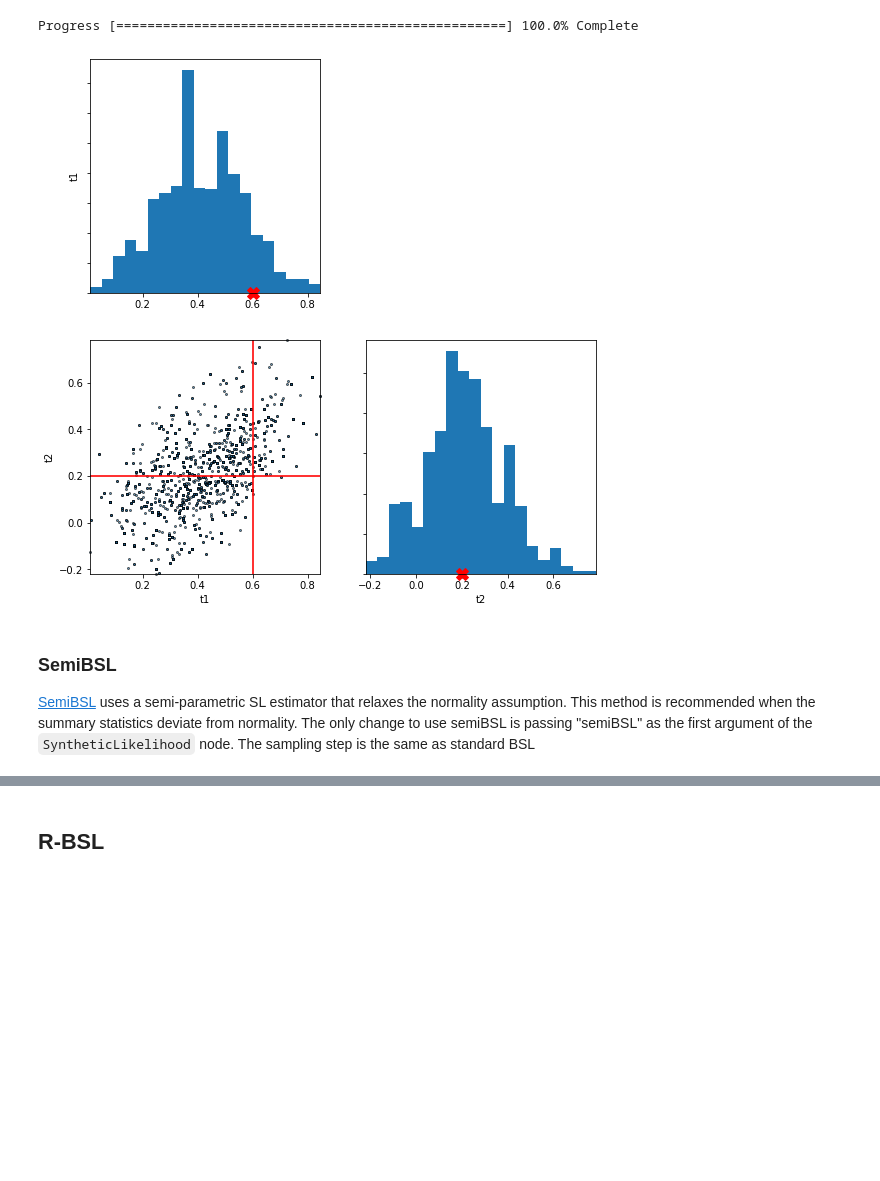
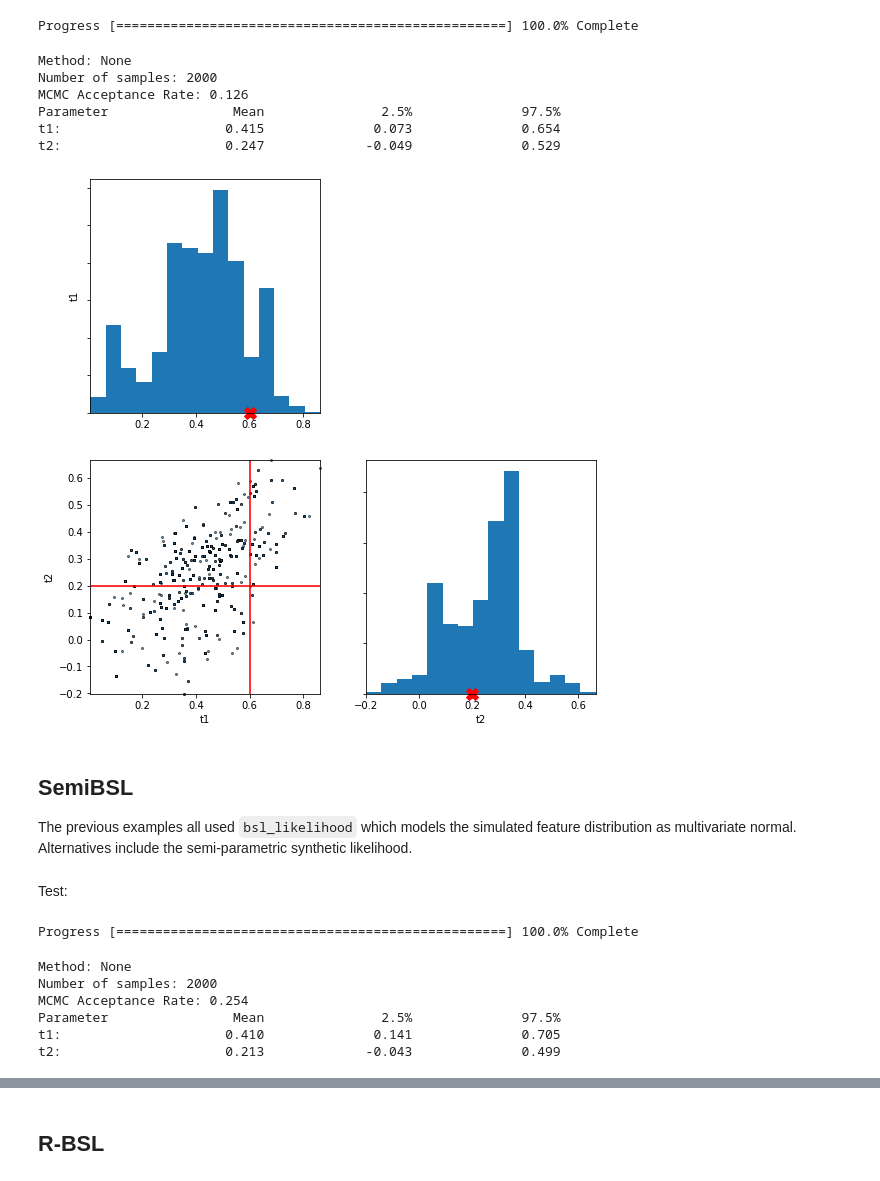
Before and after one commit to uremes/elfi-notebooks, a Jupyter notebook: bsl.ipynb, the cells around one changed output, grey strips where cells are left out. Saved outputs shown, nothing was run; the diff lists cells and outputs as text; code cells hidden in the pictures; blank space fills up the shorter version.

```diff
--- a/bsl.ipynb
+++ b/bsl.ipynb
@@ -101,0 +102,3 @@ res.plot_traces();
+# %%
+mbins = 15
+res.plot_marginals(reference_value={'t1': 0.6, 't2': 0.2}, bins=mbins);
@@ -144,13 +165,15 @@ res.plot_pairs(reference_value={'t1': 0.6, 't2': 0.2} );
 # %%
 from elfi.methods.bsl.estimate_whitening_matrix import estimate_whitening_matrix
 # %%
+likelihood_type = 'bsl'
 nsim = 20000
-W = estimate_whitening_matrix(m, nsim, params, feature_names)
+W = estimate_whitening_matrix(m, nsim, params, feature_names, likelihood_type=likelihood_type)
 # %%
+likelihood = pdf_methods.bsl_likelihood()
 shrinkage = 'warton'
 sigma = 1.5
-nsim = [100, 300, 500]
-penalty, std_value = select_penalty(m, nsim, params, feature_names, whitening=W, sigma=sigma, shrinkage=shrinkage)
+nsim = [50, 100, 300]
+penalty, std_value = select_penalty(m, nsim, params, feature_names, whitening=W, sigma=sigma, shrinkage=shrinkage, likelihood=likelihood)
 # %%
 std_value
 # %% [output]
@@ -168,11 +195,20 @@ wbsl = elfi.BSL(m, nsim_round, feature_names=feature_names, likelihood=likelihoo
 res = wbsl.sample(mcmc_iterations, est_post_cov, params0=params0)
 # %% [output]
 Progress [==================================================] 100.0% Complete
+# %%
+res
+# %% [output]
+Method: None
+Number of samples: 2000
+MCMC Acceptance Rate: 0.126
+Parameter                Mean               2.5%              97.5%
+t1:                     0.415              0.073              0.654
+t2:                     0.247             -0.049              0.529
 # %%
-res.plot_pairs(reference_value={'t1': 0.6, 't2': 0.2} );
+res.plot_pairs(reference_value={'t1': 0.6, 't2': 0.2}, bins=mbins);
 # %% [output]
-[figure, old version]
+[figure, new version]
-# %% [markdown]
-### SemiBSL
-
-[SemiBSL](https://www.tandfonline.com/doi/full/10.1080/10618600.2021.1875839) uses a semi-parametric SL estimator that relaxes the normality assumption. This method is recommended when the summary statistics deviate from normality. The only change to use semiBSL is passing "semiBSL" as the first argument of the `SyntheticLikelihood` node. The sampling step is the same as standard BSL
+# %% [markdown]
+## SemiBSL
+
+The previous examples all used `bsl_likelihood` which models the simulated feature distribution as multivariate normal. Alternatives include the semi-parametric synthetic likelihood.
@@ -178,0 +217,2 @@ res.plot_pairs(reference_value={'t1': 0.6, 't2': 0.2} );
+# %% [markdown]
+Test:
@@ -178,0 +222,13 @@ res.plot_pairs(reference_value={'t1': 0.6, 't2': 0.2} );
+# %%
+res = semibsl.sample(mcmc_iterations, est_post_cov, params0=params0)
+# %% [output]
+Progress [==================================================] 100.0% Complete
+# %%
+res
+# %% [output]
+Method: None
+Number of samples: 2000
+MCMC Acceptance Rate: 0.254
+Parameter                Mean               2.5%              97.5%
+t1:                     0.410              0.141              0.705
+t2:                     0.213             -0.043              0.499
```
Also changed, not shown: parts of 55 cells of this notebook.
